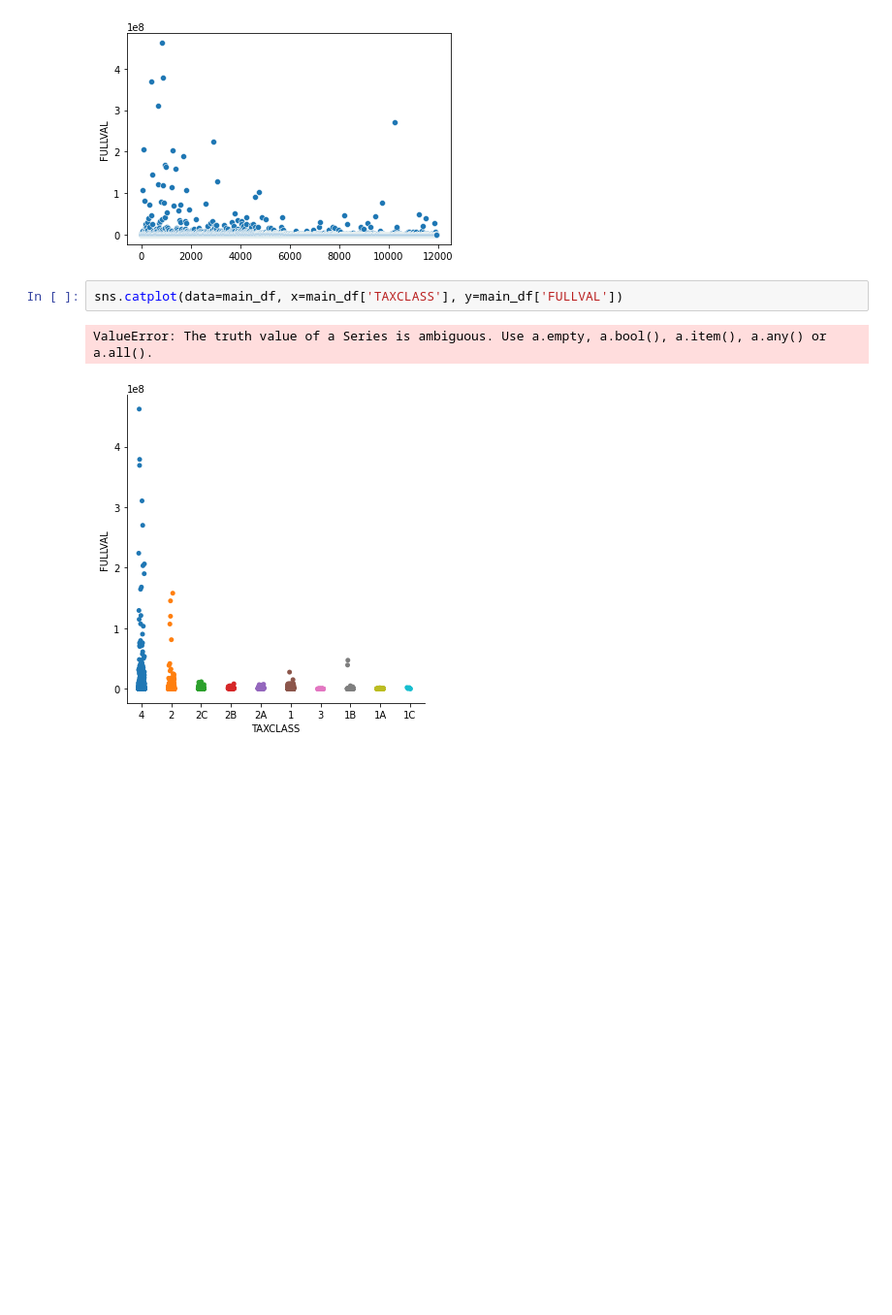
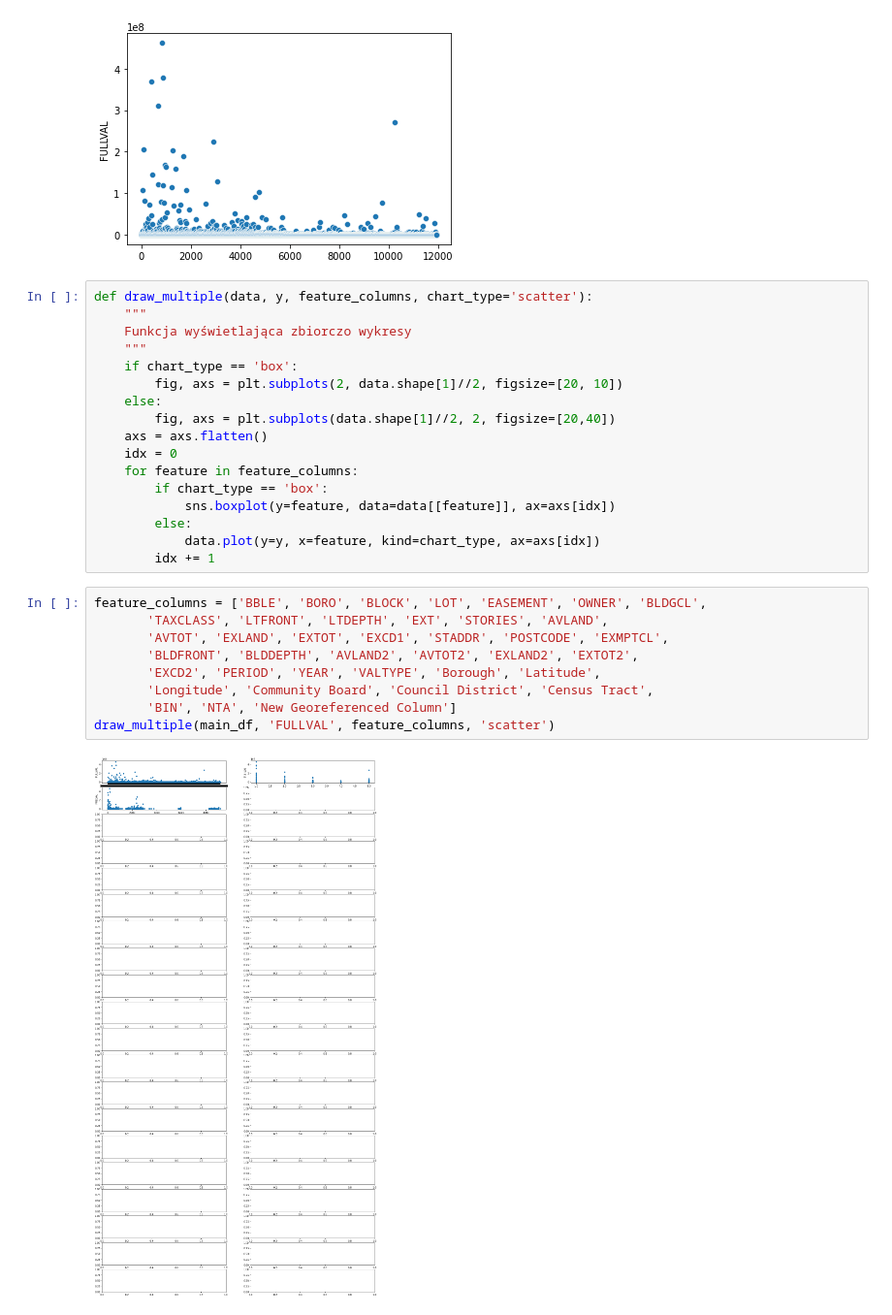
Before and after one commit to Dynovski/BESTHL-AI, a Jupyter notebook: EDA.ipynb, the cells around one changed output. Shown: that part at 97% size. Cells and saved outputs as stored; diff of their text form; blank space fills up the shorter version.

```diff
--- a/EDA.ipynb
+++ b/EDA.ipynb
@@ -94,8 +95,31 @@ sns.scatterplot(data=main_df, x=main_df.index, y=main_df["FULLVAL"])
 # %% [output]
 <AxesSubplot:ylabel='FULLVAL'>
 [figure]
-# %%
-sns.catplot(data=main_df, x=main_df['TAXCLASS'], y=main_df['FULLVAL'])
-# %% [output]
-ValueError: The truth value of a Series is ambiguous. Use a.empty, a.bool(), a.item(), a.any() or a.all().
-[figure, removed]
+# %%
+def draw_multiple(data, y, feature_columns, chart_type='scatter'):
+    """
+    Funkcja wyświetlająca zbiorczo wykresy
+    """
+    if chart_type == 'box':
+        fig, axs = plt.subplots(2, data.shape[1]//2, figsize=[20, 10])
+    else:
+        fig, axs = plt.subplots(data.shape[1]//2, 2, figsize=[20,40])
+    axs = axs.flatten()
+    idx = 0
+    for feature in feature_columns:
+        if chart_type == 'box':
+            sns.boxplot(y=feature, data=data[[feature]], ax=axs[idx])
+        else:
+            data.plot(y=y, x=feature, kind=chart_type, ax=axs[idx])
+        idx += 1
+# %%
+feature_columns = ['BBLE', 'BORO', 'BLOCK', 'LOT', 'EASEMENT', 'OWNER', 'BLDGCL',
+       'TAXCLASS', 'LTFRONT', 'LTDEPTH', 'EXT', 'STORIES', 'AVLAND',
+       'AVTOT', 'EXLAND', 'EXTOT', 'EXCD1', 'STADDR', 'POSTCODE', 'EXMPTCL',
+       'BLDFRONT', 'BLDDEPTH', 'AVLAND2', 'AVTOT2', 'EXLAND2', 'EXTOT2',
+       'EXCD2', 'PERIOD', 'YEAR', 'VALTYPE', 'Borough', 'Latitude',
+       'Longitude', 'Community Board', 'Council District', 'Census Tract',
+       'BIN', 'NTA', 'New Georeferenced Column']
+draw_multiple(main_df, 'FULLVAL', feature_columns, 'scatter')
+# %% [output]
+[figure, added]
```
Also changed, not shown: parts of 1 cell of this notebook.
